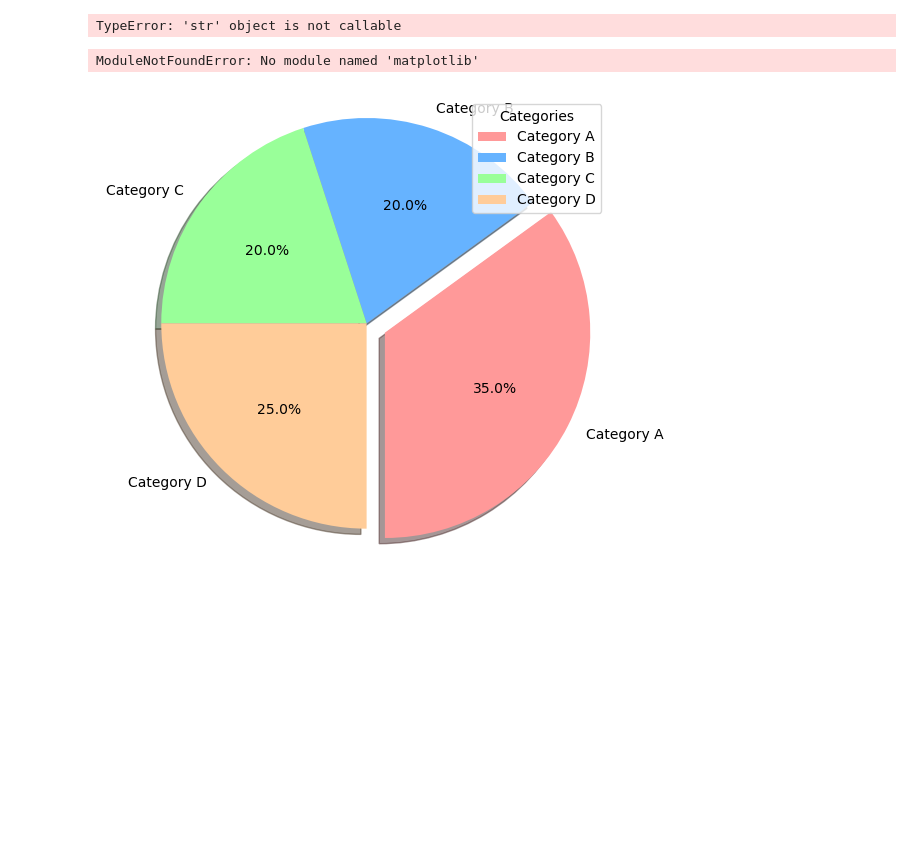
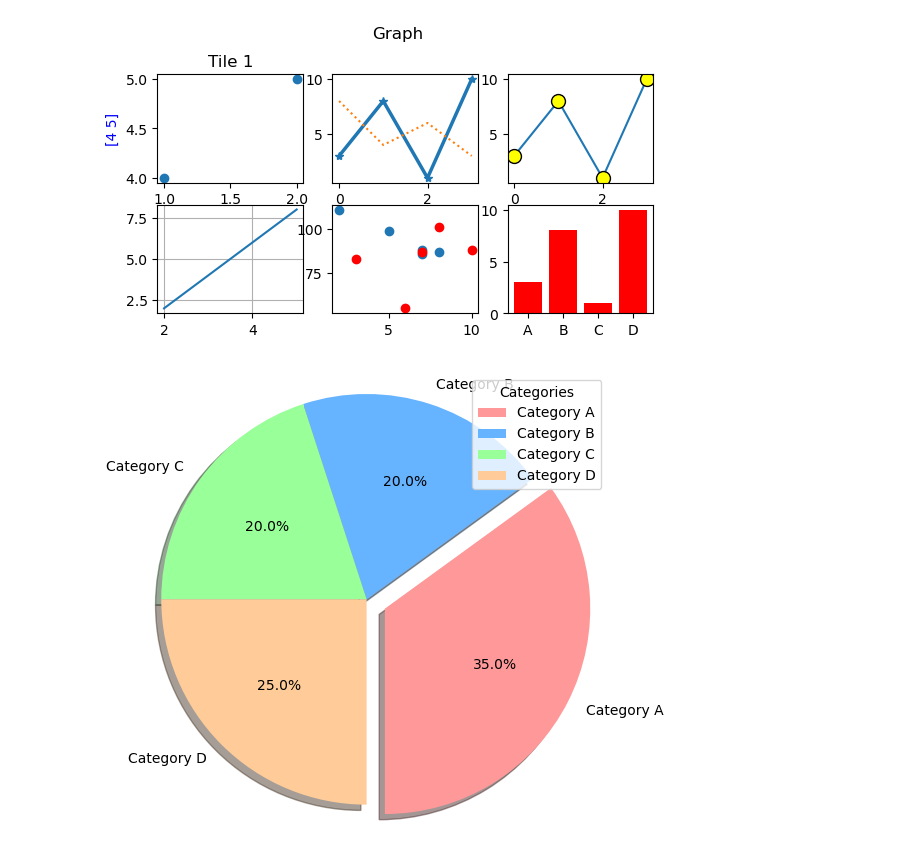
Before and after one commit to Ayshafidha2/Data-Science, a Jupyter notebook: PROGRAM-4.ipynb, the cells around one changed output. Drawn from its saved outputs; the diff is of its cells as text; code cells hidden in the pictures; blank space fills up the shorter version.

```diff
--- a/PROGRAM-4.ipynb
+++ b/PROGRAM-4.ipynb
@@ -8,8 +8,8 @@ plt.subplot(3,3,1)
 
 plt.plot(x,y,'o')
 plt.title("Tile 1")
-plt.xlabel("x label->Blue color")
-plt.ylabel("y label->Blue color")
+plt.xlabel(x,color='blue')
+plt.ylabel(y, color='blue')
 
 
 x1=np.array([0,1,2,3])
@@ -25,89 +25,34 @@ plt.plot(x2,y2,linestyle='dotted')
 x3 = np.array([0, 1, 2, 3])
 y3 = np.array([3, 8, 1, 10])
 plt.subplot(3,3,3)
 plt.plot(x3,y3,marker='o',ms=10,mfc='yellow',mec='black')
 
 x4 = np.array([2,5])
 y4 = np.array([2,8])
 
 plt.subplot(3,3,4)
 plt.grid()
 plt.plot(x4,y4)
 
 
 
 x5 = np.array([5,7,8,7,2])
 y5 = np.array([99,86,87,88,111])
 plt.subplot(3,3,5)
 plt.scatter(x5,y5)
 x6 = np.array([6,7,10,3,8])
 y6 = np.array([55,87,88,83,101])
 plt.subplot(3,3,5)
 plt.scatter(x6, y6,color='r')
 
 x = np.array(["A", "B", "C", "D"])
 y = np.array([3, 8, 1, 10])
 plt.subplot(3,3,6)
 plt.bar(x,y,color='r')
 
 plt.show()
 # %% [output]
-TypeError: 'str' object is not callable
+[figure, added]
-# %%
-import matplotlib.pyplot as plt
-import numpy as np
-plt.suptitle("Graph")
-x=np.array([1,2])
-y=np.array([4,5])
-plt.subplot(3,3,1)
-
-plt.plot(x,y,'o')
-plt.title("Tile 1")
-plt.xlabel("x label->Blue color")
-plt.ylabel("y label->Blue color")
-
-
-x1=np.array([0,1,2,3])
-y1=np.array([3,8,1,10])
-
-x2=np.array([0,1,2,3])
-y2=np.array([8,4,6,3])
-plt.subplot(3,3,2)
-plt.plot(x1,y1,marker='*',lw="2.5")
-plt.plot(x2,y2,linestyle='dotted')
-
-
-x3 = np.array([0, 1, 2, 3])
-y3 = np.array([3, 8, 1, 10])
-plt.subplot(3,3,3)
-plt.plot(x3,y3,marker='o',ms=10,mfc='yellow',mec='black')
-
-x4 = np.array([2,5])
-y4 = np.array([2,8])
-
-plt.subplot(3,3,4)
-plt.grid()
-plt.plot(x4,y4)
-
-
-
-x5 = np.array([5,7,8,7,2])
-y5 = np.array([99,86,87,88,111])
-plt.subplot(3,3,5)
-plt.scatter(x5,y5)
-x6 = np.array([6,7,10,3,8])
-y6 = np.array([55,87,88,83,101])
-plt.subplot(3,3,5)
-plt.scatter(x6, y6,color='r')
-
-x = np.array(["A", "B", "C", "D"])
-y = np.array([3, 8, 1, 10])
-plt.subplot(3,3,6)
-plt.bar(x,y,color='r')
-
-plt.show()
-# %% [output]
-ModuleNotFoundError: No module named 'matplotlib'
 # %%
 
 import matplotlib.pyplot as plt
```
Also changed, not shown: 1 other file.
